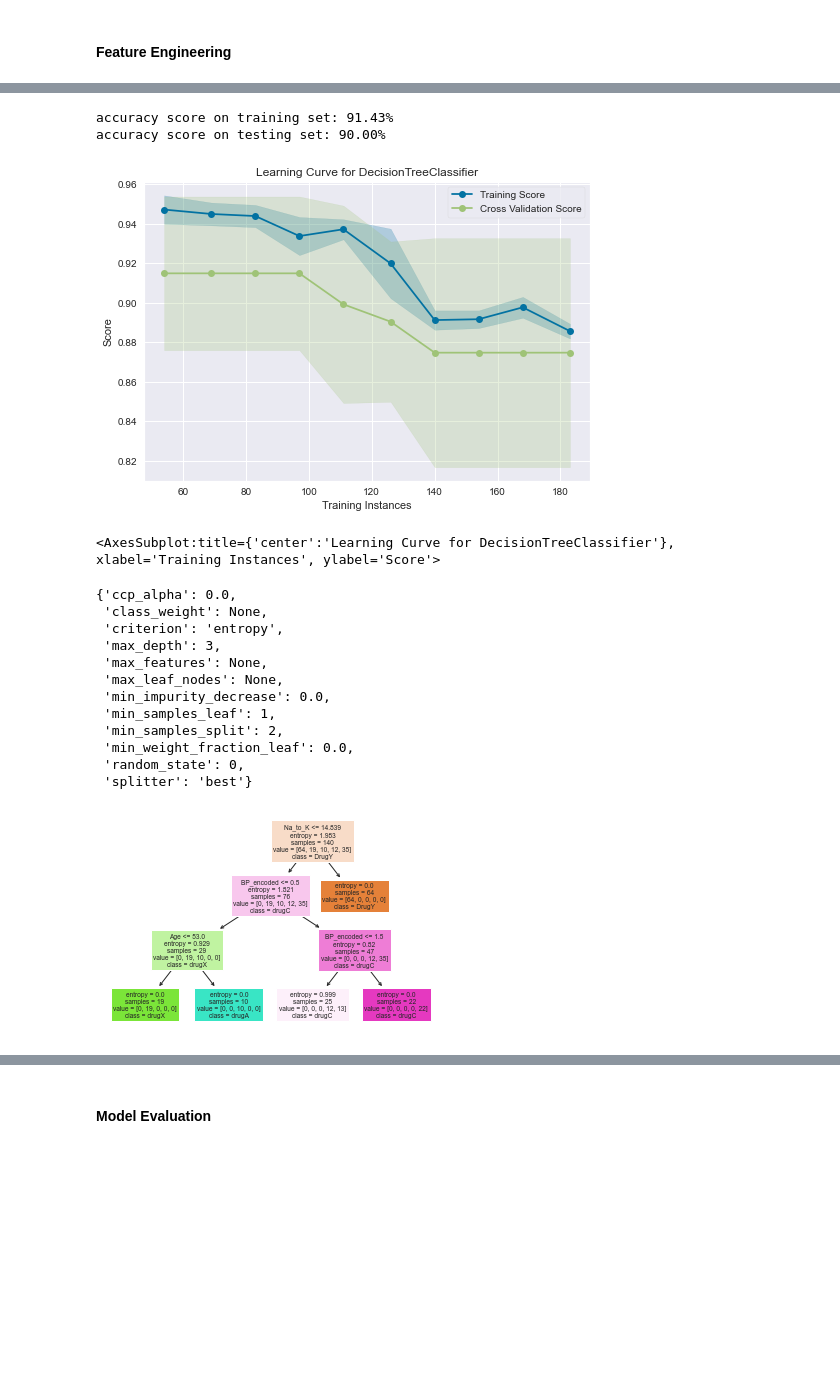
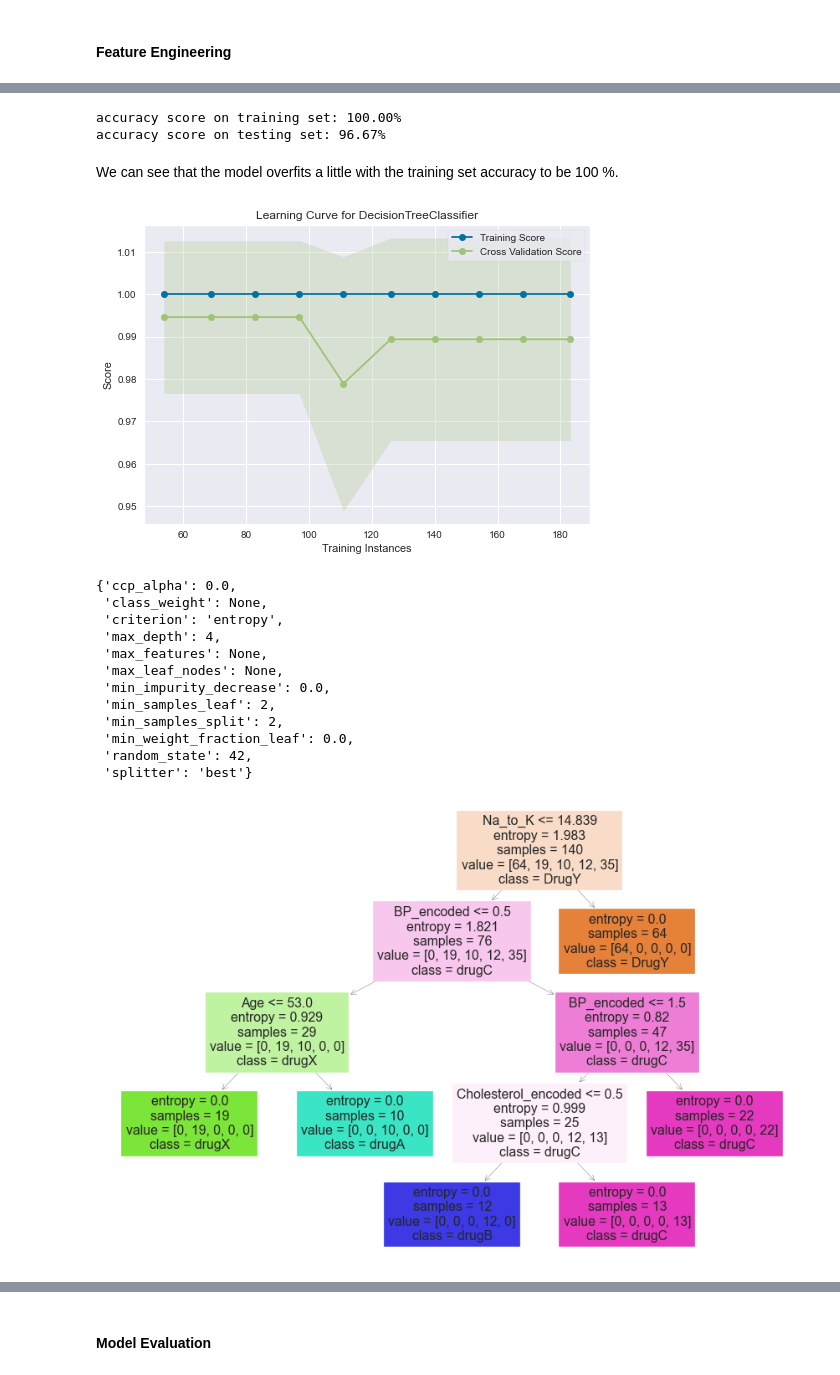
Before and after one commit to kunalramchurn/Machine-learning-Algorithms, a Jupyter notebook: Decision trees.ipynb, the cells around one changed output, grey strips where cells are left out. Drawn from its saved outputs; the diff is of its cells as text; code cells hidden in the pictures; blank space fills up the shorter version.

```diff
--- a/Decision trees.ipynb
+++ b/Decision trees.ipynb
@@ -116,0 +164,8 @@ X_train,X_test,y_train,y_test = train_test_split(X,y,test_size=0.3,random_state=
+# %%
+#definte param grid
+param_grid = {'max_leaf_nodes': list(range(2, 50)),
+              'min_samples_split': [2, 3, 4],
+              'max_depth':[2,3,4,5],
+              'min_samples_leaf':[2,3,4,5,6,7]}
+grid_search_cv= GridSearchCV(estimator=DecisionTreeClassifier(random_state=42),param_grid=param_grid,verbose=1,cv=3)
+grid_search_cv.fit(X_train,y_train)
@@ -117,12 +197,14 @@ X_train,X_test,y_train,y_test = train_test_split(X,y,test_size=0.3,random_state=
 # %%
-clf = DecisionTreeClassifier(max_depth=3,criterion='entropy',random_state=0)
+clf = DecisionTreeClassifier(max_depth=4,min_samples_leaf=2,criterion='entropy',random_state=42)
 clf.fit(X_train,y_train)
 y_pred =clf.predict(X_test)
 print('accuracy score on training set: {:.2f}%'.format(clf.score(X_train,y_train)*100))
 print('accuracy score on testing set: {:.2f}%'.format(clf.score(X_test,y_test)*100))
 # %% [output]
-accuracy score on training set: 91.43%
-accuracy score on testing set: 90.00%
+accuracy score on training set: 100.00%
+accuracy score on testing set: 96.67%
+# %% [markdown]
+We can see that the model overfits a little with the training set accuracy to be 100 %.
 # %%
 cv = StratifiedKFold(n_splits=12)
 sizes = np.linspace(0.3, 1.0, 10)
@@ -130,31 +212,31 @@ visualizer = LearningCurve(
     clf, cv=cv, scoring='f1_weighted', train_sizes=sizes, n_jobs=4
 )
 
-visualizer.fit(X, y)        # Fit the data to the visualizer
-visualizer.show()           # Finalize and render the figure
+visualizer.fit(X, y)
+visualizer.show();
 # %% [output]
-[figure, old version]
+[figure, new version]
-<AxesSubplot:title={'center':'Learning Curve for DecisionTreeClassifier'}, xlabel='Training Instances', ylabel='Score'>
 # %%
 clf.get_params()
 # %% [output]
 {'ccp_alpha': 0.0,
  'class_weight': None,
  'criterion': 'entropy',
- 'max_depth': 3,
+ 'max_depth': 4,
  'max_features': None,
  'max_leaf_nodes': None,
  'min_impurity_decrease': 0.0,
- 'min_samples_leaf': 1,
+ 'min_samples_leaf': 2,
  'min_samples_split': 2,
  'min_weight_fraction_leaf': 0.0,
- 'random_state': 0,
+ 'random_state': 42,
  'splitter': 'best'}
 # %%
 class_names=['DrugY','drugX','drugA','drugB','drugC']
+plt.figure(figsize=[15,10])
 tree.plot_tree(clf,
                feature_names = X.columns,
                class_names=class_names,
                filled = True);
 # %% [output]
-[figure, old version]
+[figure, new version]
```
Also changed, not shown: parts of 39 cells of this notebook.
